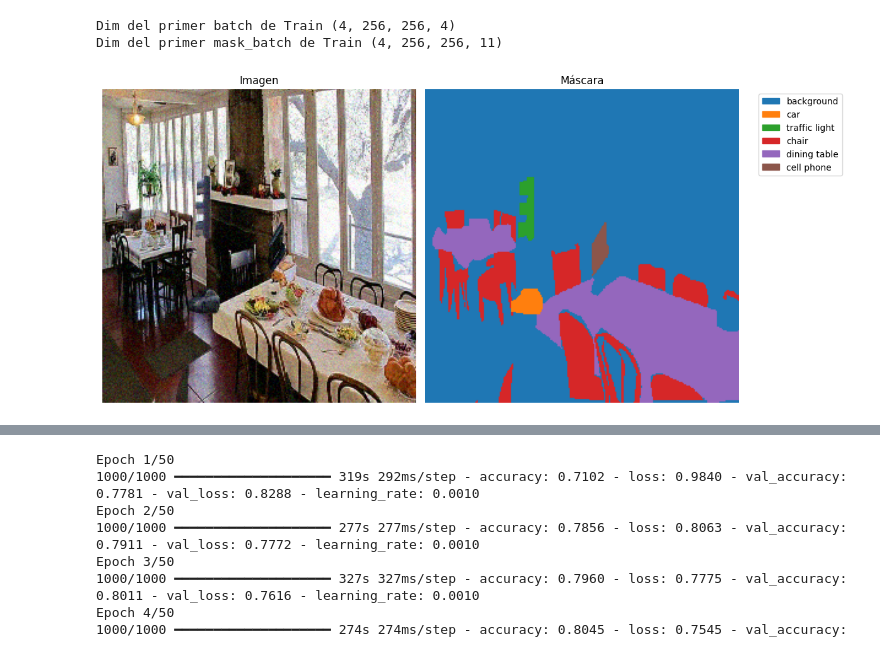
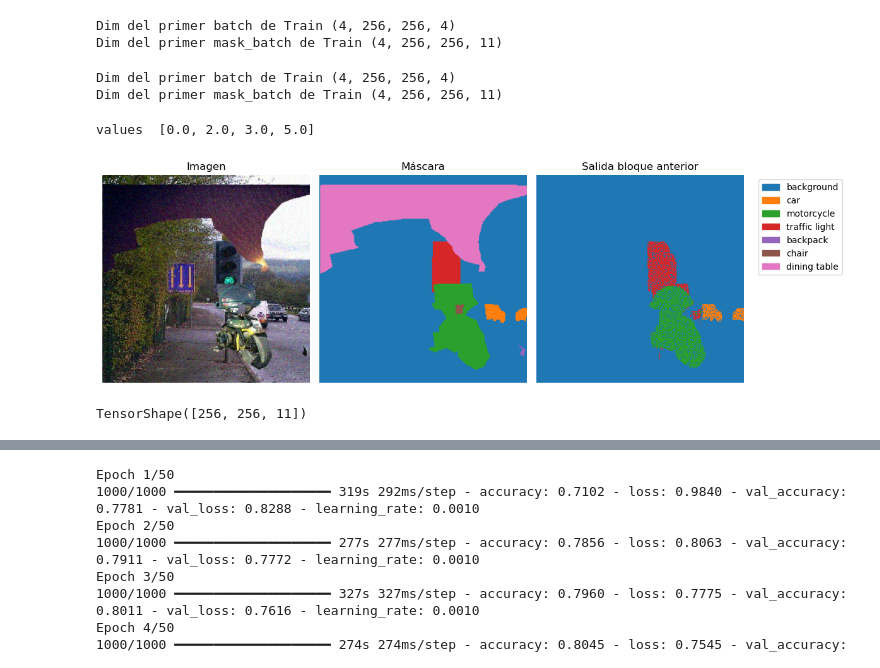
Before and after one commit to rucasca/TFM, a Jupyter notebook: src/04_05_data_modeling_final_model.ipynb, the cells around one changed output, grey strips where cells are left out. Saved outputs shown, nothing was run; the diff lists cells and outputs as text; code cells hidden in the pictures.

```diff
--- a/src/04_05_data_modeling_final_model.ipynb
+++ b/src/04_05_data_modeling_final_model.ipynb
@@ -222,4 +221,0 @@ def process_inference_retina_sam(image, retina_model, sam_model, mapper_indexMod
-# %%
-image, mask = get_data_id_image(img_ids[0], coco,DIR_TRAIN_IMGS , category_info_objetive)
-
-final_mask, current_scores = process_inference_retina_sam(image, retina_model, sam_model, mapper_indexModel_index_result, category_info_objetive)
@@ -226,5 +224,3 @@ final_mask, current_scores = process_inference_retina_sam(image, retina_model, s
 # %%
-tfrecord_path_train = r"C:\Users\ruben\Desktop\code_tfm\src\dataset_train_final_2.tfrecord"
-tfrecord_path_test = r"C:\Users\ruben\Desktop\code_tfm\src\dataset_test_final_2.tfrecord"
-N_CLASSES = 11
-batch_size = 16
+tfrecord_path_train = r"C:\Users\ruben\Desktop\code_tfm\src\dataset_train_first_block_final_model.tfrecord"
+tfrecord_path_test = r"C:\Users\ruben\Desktop\code_tfm\src\dataset_test_first_block_final_model.tfrecord"
@@ -324,5 +340,5 @@ n_batches_train  = round((len(total_id_images)//batch_size)*proportion_train_tes
 #train_image_ids = random.sample(total_id_images, n_batches_train*batch_size)
 #test_image_ids = [item for item in total_id_images if item not in train_image_ids]
 
-train_image_ids = random.sample(total_id_images, 200*batch_size)
+train_image_ids = random.sample(total_id_images, 500*batch_size)
 test_image_ids = random.sample(total_id_images, 30*batch_size)
@@ -370,12 +393,13 @@ def parse_tfrecord_aux(example_proto):
 # %%
-def carga_dataset(tfrecord_path, batch_size=32, size_mezcla=100, training=True):
+def carga_dataset(tfrecord_path, batch_size=4, size_mezcla=100, training=True):
 
     raw_dataset = tf.data.TFRecordDataset(tfrecord_path)
-
     dataset = raw_dataset.map(parse_tfrecord_aux, num_parallel_calls=tf.data.AUTOTUNE)
 
+
+    # En el caso de estar ejecutando el entrenamiento, se aplica data augmentation
     if training:
-        #dataset = dataset.map(augment_data, num_parallel_calls=tf.data.AUTOTUNE)
+        #dataset = dataset.map(augment_data_final_model, num_parallel_calls=tf.data.AUTOTUNE)
         dataset=dataset.shuffle(size_mezcla)
         dataset=dataset.repeat()
 
@@ -537,5 +610,61 @@ def plot_image_and_mask(image, mask):
+# %%
+for img_batch, mask_batch in train_ds.take(1):
+    print("Dim del primer batch de Train", img_batch.shape)
+    print("Dim del primer mask_batch de Train", mask_batch.shape)
+# %% [output]
+Dim del primer batch de Train (4, 256, 256, 4)
+Dim del primer mask_batch de Train (4, 256, 256, 11)
 # %%
-plot_image_and_mask(img_batch[3,:,:,:3], mask_batch[3,...])
+def plot_image_and_mask(image, mask, salida_bloque_anterior):
+    class_id_to_name = {i:category_info_objetive[key] for i, key in enumerate(sorted(category_info_objetive.keys()))}
+
+    mask = np.argmax(mask, axis=2)
+    class_ids = sorted([cid for cid in np.unique(mask)])
+
+    # Uso de templates de colores predefinidas en matplot para que exista mas contraste entre clases de ids adyacentes, usando tab10
+    colors = plt.cm.get_cmap('tab10',len(class_id_to_name))
+
+    fig, ax = plt.subplots(1, 3, figsize=(12, 6))
+    ax[0].imshow(image)
+    ax[0].set_title("Imagen")
+    ax[0].axis("off")
+
+    # Se incializa la mascara como todo fondo, y se itera añadiendo
+    mask_colored = np.zeros((mask.shape[0],mask.shape[1],3),dtype=np.uint8)
+    for i,cid in enumerate(class_ids):
+        mask_colored[mask==cid] = (np.array(colors(i)[:3])*255).astype(np.uint8)
+
+    # print(mask_colored)
+    ax[1].imshow(mask_colored)
+    ax[1].set_title("Máscara")
+    ax[1].axis("off")
+
+    class_ids_anterior = sorted([cid for cid in np.unique(salida_bloque_anterior)])
+
+    # Se incializa la mascara como todo fondo, y se itera añadiendo
+    mask_colored_anterior = np.zeros((mask.shape[0],mask.shape[1],3),dtype=np.uint8)
+    for i,cid in enumerate(class_ids_anterior):
+        mask_colored_anterior[salida_bloque_anterior==float(cid)] = (np.array(colors(i)[:3])*255).astype(np.uint8)
+
+    # print(mask_colored)
+    ax[2].imshow(mask_colored_anterior)
+    ax[2].set_title("Salida bloque anterior")
+    ax[2].axis("off")
+
+    # generación de la leyenda
+    patches = [mpatches.Patch(color=colors(i), label=class_id_to_name[cid])
+               for i, cid in enumerate(class_ids)]
+    ax[2].legend(handles=patches, bbox_to_anchor=(1.05, 1), loc='upper left')
+
+    plt.tight_layout()
+    plt.show()
+
+plot_image_and_mask(img_batch[0,:,:,:3], mask_batch[0,...],img_batch[0,:,:,3])
 # %% [output]
+values  [0.0, 2.0, 3.0, 5.0]
-[figure, old version]
+[figure, new version]
+# %%
+mask_batch[0,...].shape
+# %% [output]
+TensorShape([256, 256, 11])
 # %%
```
Also changed, not shown: parts of 37 cells of this notebook, 6 other files.
